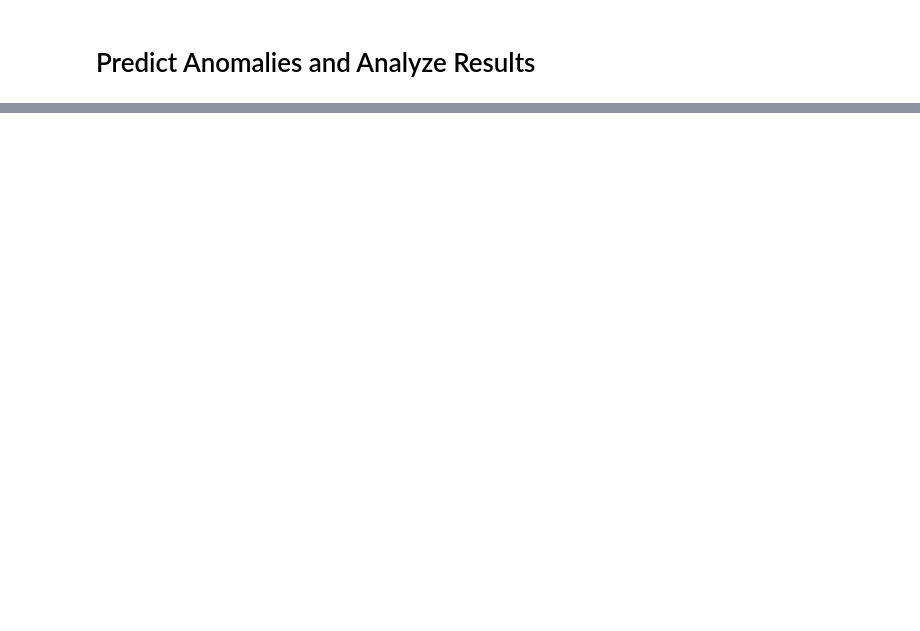
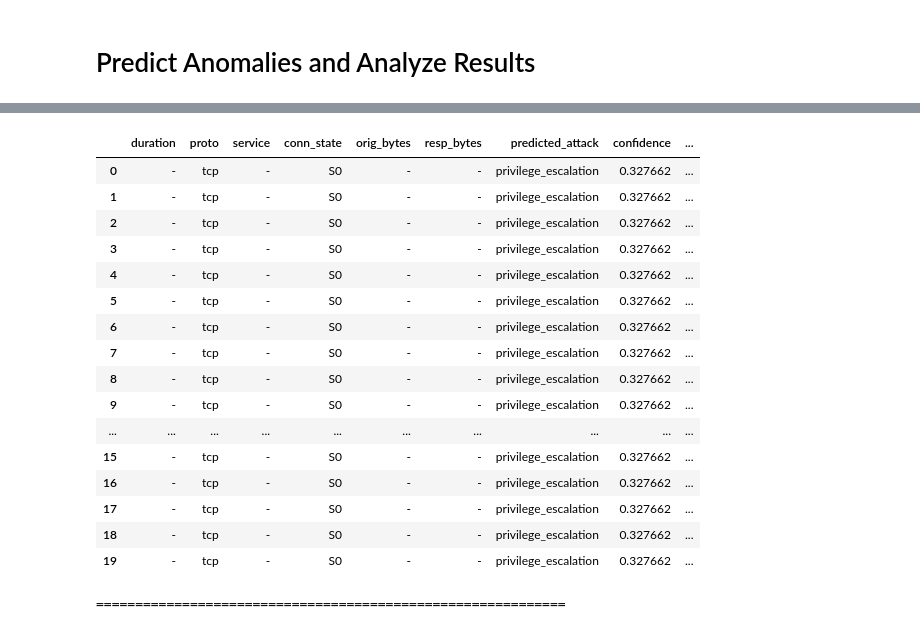
Before and after one commit to ladyTootie/ACE-R-D, a Jupyter notebook: MPL_Final_Copy.ipynb, the cells around one changed output, grey strips where cells are left out. Cells and saved outputs as stored; diff of their text form; code cells hidden in the pictures; blank space fills up the shorter version.

```diff
--- a/MPL_Final_Copy.ipynb
+++ b/MPL_Final_Copy.ipynb
@@ -596,0 +948,57 @@ Anomalies detected:
+# %%
+# Analyze prediction results
+print("\n" + "=" * 60)
+print("PREDICTION RESULTS")
+print("=" * 60)
+
+total = len(log_df)
+normal_count = (predicted_classes == 'normal').sum()
+anomaly_count = total - normal_count
+
+print(f"\nTotal connections analyzed: {total:,}")
+print(f"Normal traffic: {normal_count:,} ({normal_count/total*100:.2f}%)")
+print(f"Anomalies detected: {anomaly_count:,} ({anomaly_count/total*100:.2f}%)")
+
+if anomaly_count > 0:
+    print("\n" + "-" * 60)
+    print("DETECTED ATTACK TYPES:")
+    print("-" * 60)
+    attack_dist = log_df[log_df['predicted_attack'] != 'normal']['predicted_attack'].value_counts()
+    for attack_type, count in attack_dist.items():
+        percentage = (count / anomaly_count) * 100
+        print(f"  {attack_type:25s}: {count:6,} ({percentage:5.2f}%)")
+
+    print("\n" + "-" * 60)
+    print("SAMPLE OF DETECTED ANOMALIES:")
+    print("-" * 60)
+
+    # Show anomalies with relevant columns
+    anomalies = log_df[log_df['predicted_attack'] != 'normal'].copy()
+
+    display_cols = ['duration', 'proto', 'service', 'conn_state',
+                   'orig_bytes', 'resp_bytes', 'predicted_attack',
+                   'confidence', 'normal_probability']
+    display_cols = [col for col in display_cols if col in anomalies.columns]
+
+    print("\nTop 20 anomalies (by confidence):")
+    display(anomalies.nlargest(20, 'confidence')[display_cols])
+
+else:
+    print("\n✓ No anomalies detected - all traffic appears normal")
+
+    print("\n" + "-" * 60)
+    print("SAMPLE OF NORMAL TRAFFIC:")
+    print("-" * 60)
+
+    display_cols = ['duration', 'proto', 'service', 'conn_state',
+                   'orig_bytes', 'resp_bytes', 'normal_probability']
+    display_cols = [col for col in display_cols if col in log_df.columns]
+
+    print("\nSample connections with highest normal probability:")
+    display(log_df.nlargest(10, 'normal_probability')[display_cols])
+
+    print("\nSample connections with lowest normal probability:")
+    display(log_df.nsmallest(10, 'normal_probability')[display_cols])
+
+print("\n" + "=" * 60)
+# %% [output]
@@ -596,0 +1023,18 @@ Anomalies detected:
+|  | duration | proto | service | conn_state | orig_bytes | resp_bytes | predicted_attack | confidence | ... |
+| 0 | - | tcp | - | S0 | - | - | privilege_escalation | 0.327662 | ... |
+| 1 | - | tcp | - | S0 | - | - | privilege_escalation | 0.327662 | ... |
+| 2 | - | tcp | - | S0 | - | - | privilege_escalation | 0.327662 | ... |
+| 3 | - | tcp | - | S0 | - | - | privilege_escalation | 0.327662 | ... |
+| 4 | - | tcp | - | S0 | - | - | privilege_escalation | 0.327662 | ... |
+| 5 | - | tcp | - | S0 | - | - | privilege_escalation | 0.327662 | ... |
+| 6 | - | tcp | - | S0 | - | - | privilege_escalation | 0.327662 | ... |
+| 7 | - | tcp | - | S0 | - | - | privilege_escalation | 0.327662 | ... |
+| 8 | - | tcp | - | S0 | - | - | privilege_escalation | 0.327662 | ... |
+| 9 | - | tcp | - | S0 | - | - | privilege_escalation | 0.327662 | ... |
+| ... | ... | ... | ... | ... | ... | ... | ... | ... | ... |
+| 15 | - | tcp | - | S0 | - | - | privilege_escalation | 0.327662 | ... |
+| 16 | - | tcp | - | S0 | - | - | privilege_escalation | 0.327662 | ... |
+| 17 | - | tcp | - | S0 | - | - | privilege_escalation | 0.327662 | ... |
+| 18 | - | tcp | - | S0 | - | - | privilege_escalation | 0.327662 | ... |
+| 19 | - | tcp | - | S0 | - | - | privilege_escalation | 0.327662 | ... |
+============================================================
```
Also changed, not shown: parts of 49 cells of this notebook.
